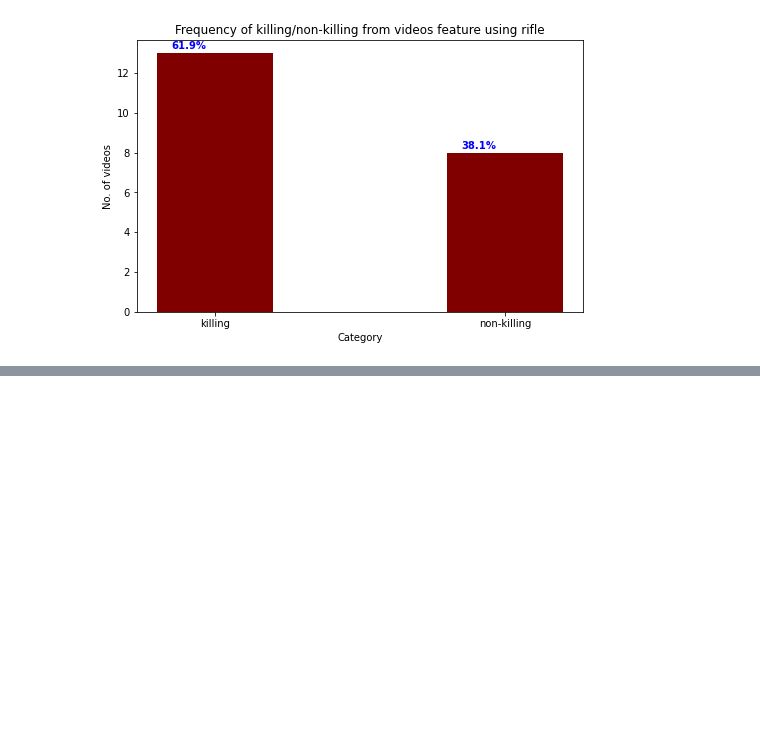
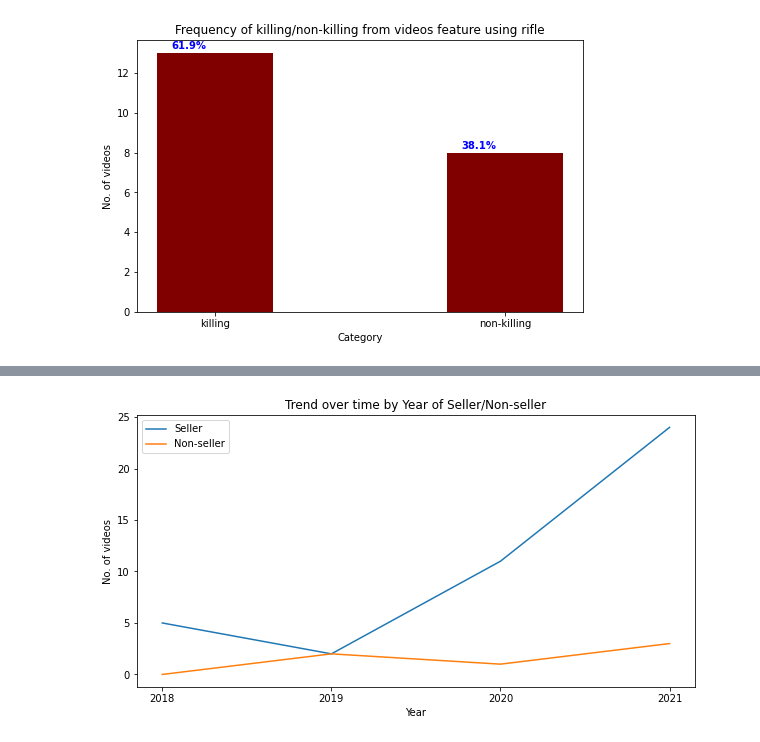
Before and after one commit to hoangantk6/Youtube_Hunting, a Jupyter notebook: 04-Data-Analysis/01_video-content-analysis.ipynb, the cells around one changed output, grey strips where cells are left out. Drawn from its saved outputs; the diff is of its cells as text; code cells hidden in the pictures; blank space fills up the shorter version.

```diff
--- a/04-Data-Analysis/01_video-content-analysis.ipynb
+++ b/04-Data-Analysis/01_video-content-analysis.ipynb
@@ -195,0 +280,26 @@ File is saved to rifle_type_frequency.jpg in Google Drive at /content/drive/My D
+# %%
+# trend of each seller/non-seller
+seller = data[category['seller']].groupby(data['published_time'].dt.strftime('%Y')).count().sum(axis=1)
+x_seller = seller.index
+
+non_seller = data[category['non-seller']].groupby(data['published_time'].dt.strftime('%Y')).count().sum(axis=1)
+x_non_seller = non_seller.index
+
+plt = dautils.trend_plot(
+    {
+        'Seller':{
+            'x': x_seller,
+            'y': seller[x_seller]
+        },
+        'Non-seller':{
+            'x': x_non_seller,
+            'y': non_seller[x_non_seller]
+        }
+    },
+    xlabel='Year',
+    ylabel='No. of videos',
+    title='Trend over time by Year of Seller/Non-seller'
+  )
+# utils.save_image(plt, visualization_folder_path, "trend-over-time-by-seller-non-seller.jpg")
+# %% [output]
+[figure, added]
```
Also changed, not shown: parts of 16 cells of this notebook.
